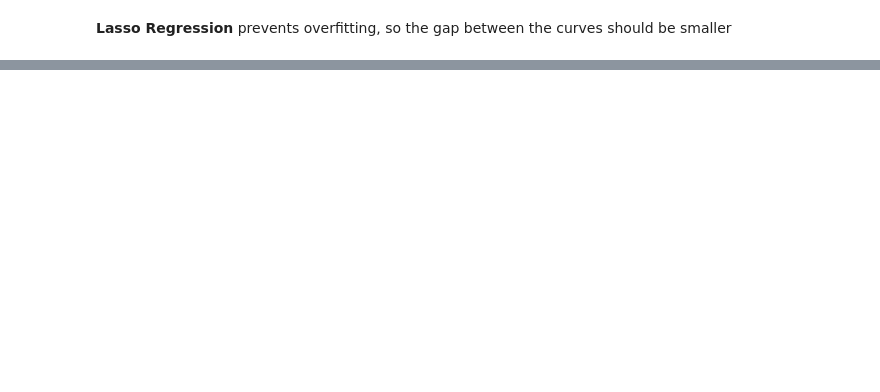
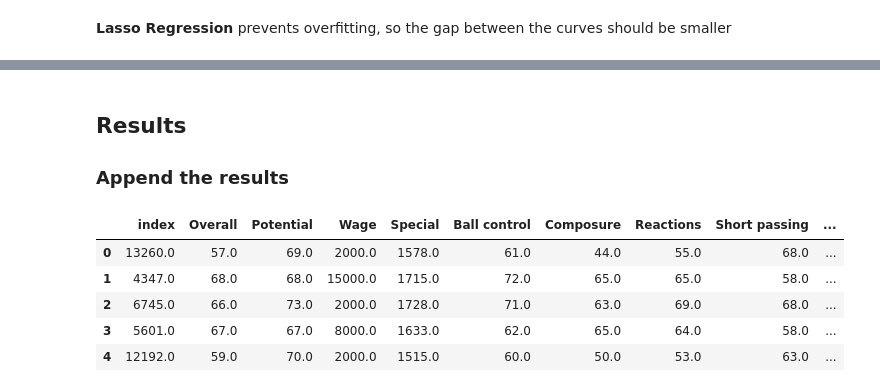
Before and after one commit to matiasmascioto/ml_mini_projects, a Jupyter notebook: fifa_18_value_prediction/data_modeling.ipynb, the cells around one changed output, grey strips where cells are left out. Cells and saved outputs as stored; diff of their text form; code cells hidden in the pictures; blank space fills up the shorter version.

```diff
--- a/fifa_18_value_prediction/data_modeling.ipynb
+++ b/fifa_18_value_prediction/data_modeling.ipynb
@@ -169,8 +173,8 @@ Let´s make a *Linear Regression* with *TensorFlow* library.
 # %%
 tf.reset_default_graph()
 
-n_epochs = 20000
-learning_rate = 0.05
+n_epochs = 10000
+learning_rate = 0.00000001
 
 X_train_tf = np.c_[np.ones((X_train.shape[0], 1)), X_train]
 
@@ -344,0 +339,25 @@ plt.show()
+# %% [markdown]
+## Results <a id="export"></a>
+### Append the results<a id="append_results"></a>
+# %%
+predictions_series = pd.Series(data=predictions_lin_reg.flatten().tolist(), name="Prediction Linear Regression")
+predictions_poly_series = pd.Series(data=predictions_poly.flatten().tolist(), name="Prediction Polynomial Regression")
+predictions_lasso_series = pd.Series(data=predictions_lasso.flatten().tolist(), name="Prediction Lasso Regression")
+predictions_lin_reg_tf_series = pd.Series(data=predictions_lin_reg_tf.flatten().tolist(),
+                                          name="Prediction Lasso Regression (TF)")
+
+X_test_df = pd.DataFrame(data=X_test, columns=features)
+X_test_df["Name"] = names[index_test].values
+
+y_test_series = pd.Series(data=y_test.flatten().tolist(), name="Value")
+results_df = pd.concat([X_test_df, y_test_series, predictions_series, predictions_poly_series,
+                        predictions_lasso_series, predictions_lin_reg_tf_series], axis=1, ignore_index=False)
+
+display(results_df.head())
+# %% [output]
+|  | index | Overall | Potential | Wage | Special | Ball control | Composure | Reactions | Short passing | ... |
+| 0 | 13260.0 | 57.0 | 69.0 | 2000.0 | 1578.0 | 61.0 | 44.0 | 55.0 | 68.0 | ... |
+| 1 | 4347.0 | 68.0 | 68.0 | 15000.0 | 1715.0 | 72.0 | 65.0 | 65.0 | 58.0 | ... |
+| 2 | 6745.0 | 66.0 | 73.0 | 2000.0 | 1728.0 | 71.0 | 63.0 | 69.0 | 68.0 | ... |
+| 3 | 5601.0 | 67.0 | 67.0 | 8000.0 | 1633.0 | 62.0 | 65.0 | 64.0 | 58.0 | ... |
+| 4 | 12192.0 | 59.0 | 70.0 | 2000.0 | 1515.0 | 60.0 | 50.0 | 53.0 | 63.0 | ... |
```
Also changed, not shown: parts of 25 cells of this notebook, 3 other files.
